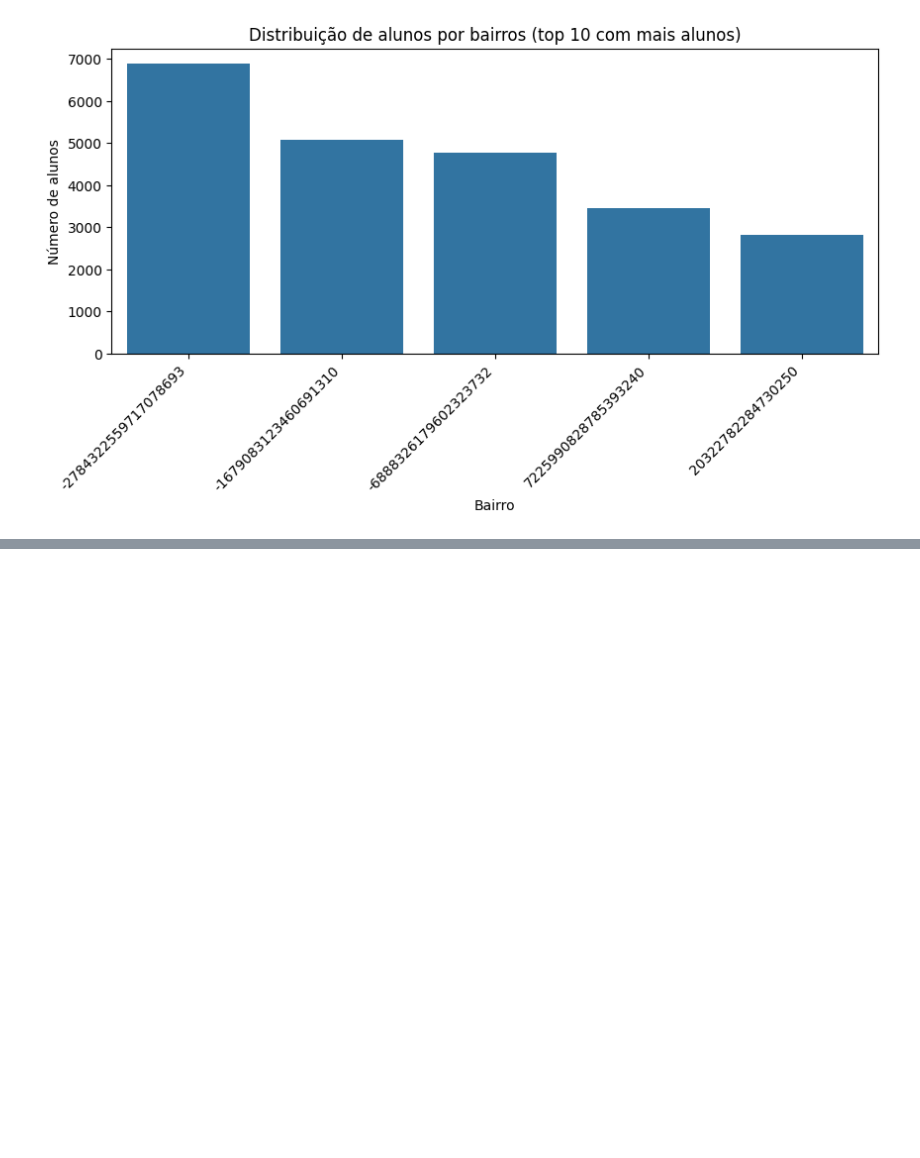
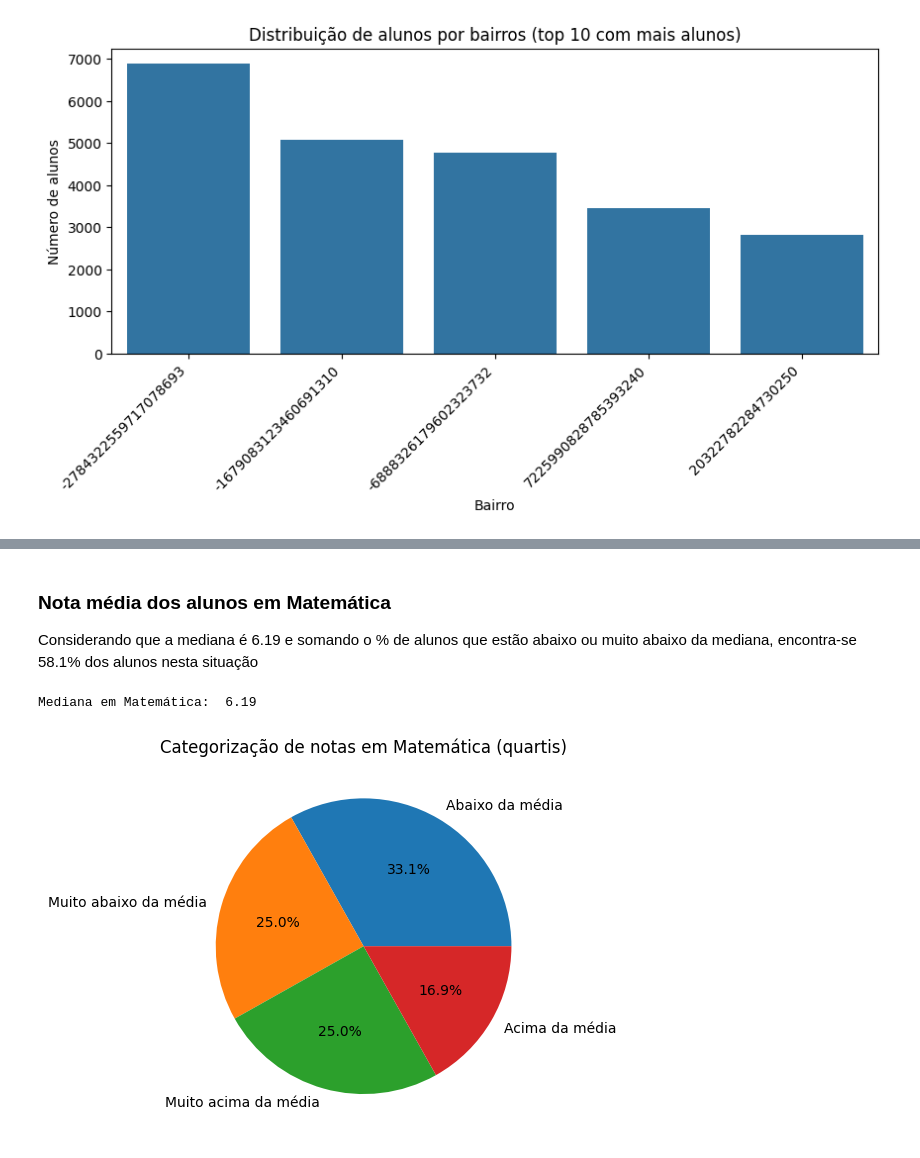
Before and after one commit to evidal1990/desafio-cientista-dados-senior-dados-integrados, a Jupyter notebook: notebooks/eda.ipynb, the cells around one changed output, grey strips where cells are left out. Drawn from its saved outputs; the diff is of its cells as text; code cells hidden in the pictures; blank space fills up the shorter version.

```diff
--- a/notebooks/eda.ipynb
+++ b/notebooks/eda.ipynb
@@ -375,0 +466,30 @@ plt.show()
+# %% [markdown]
+### Nota média dos alunos em Matemática
+Considerando que a mediana é 6.19 e somando o % de alunos que estão abaixo ou muito abaixo da mediana, encontra-se 58.1% dos alunos nesta situação
+# %%
+print("Mediana em Matemática: ", df_avaliacao["matematica"].median())
+df_avaliacao = df_avaliacao.with_columns(
+    pl.col("matematica")
+    .qcut(
+        quantiles=4,
+        labels=[
+            "Muito abaixo da média",
+            "Abaixo da média",
+            "Acima da média",
+            "Muito acima da média",
+        ],
+    )
+    .alias("matematica_categoria")
+)
+vc = df_avaliacao["matematica_categoria"].value_counts(sort=True)
+plt.figure()
+plt.pie(
+    vc["count"].to_list(),
+    labels=[str(x) for x in vc["matematica_categoria"].to_list()],
+    autopct="%1.1f%%",
+)
+plt.title("Categorização de notas em Matemática (quartis)")
+plt.show()
+# %% [output]
+Mediana em Matemática:  6.19
+[figure, added]
```
Also changed, not shown: parts of 13 cells of this notebook.
